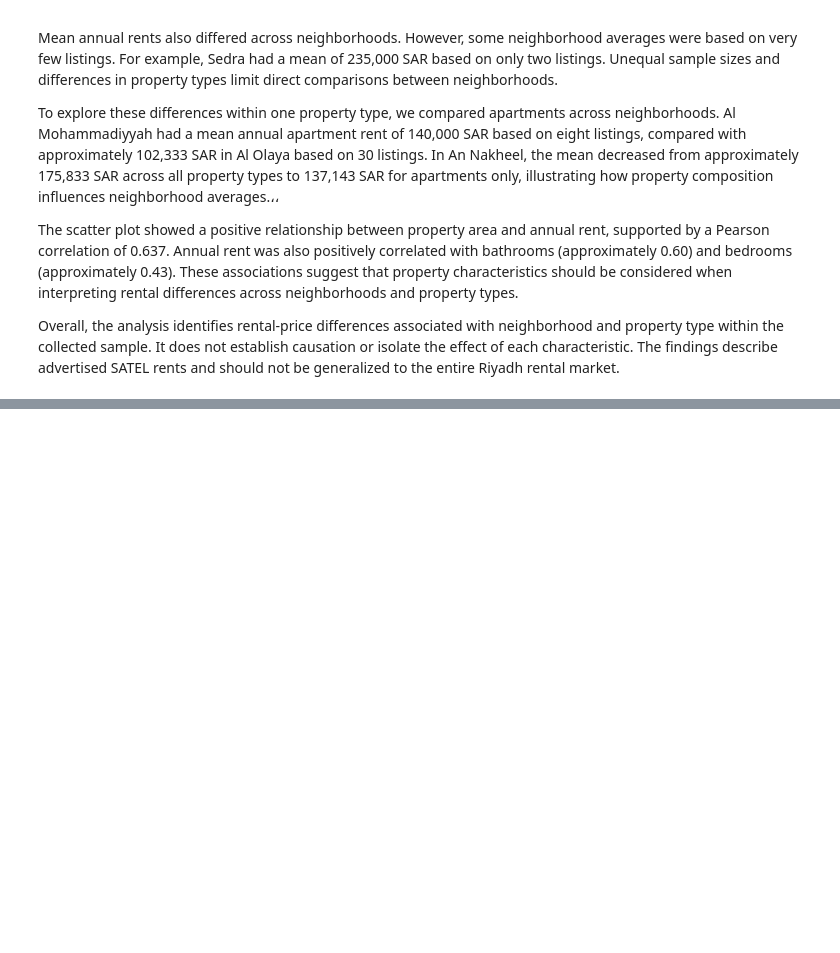
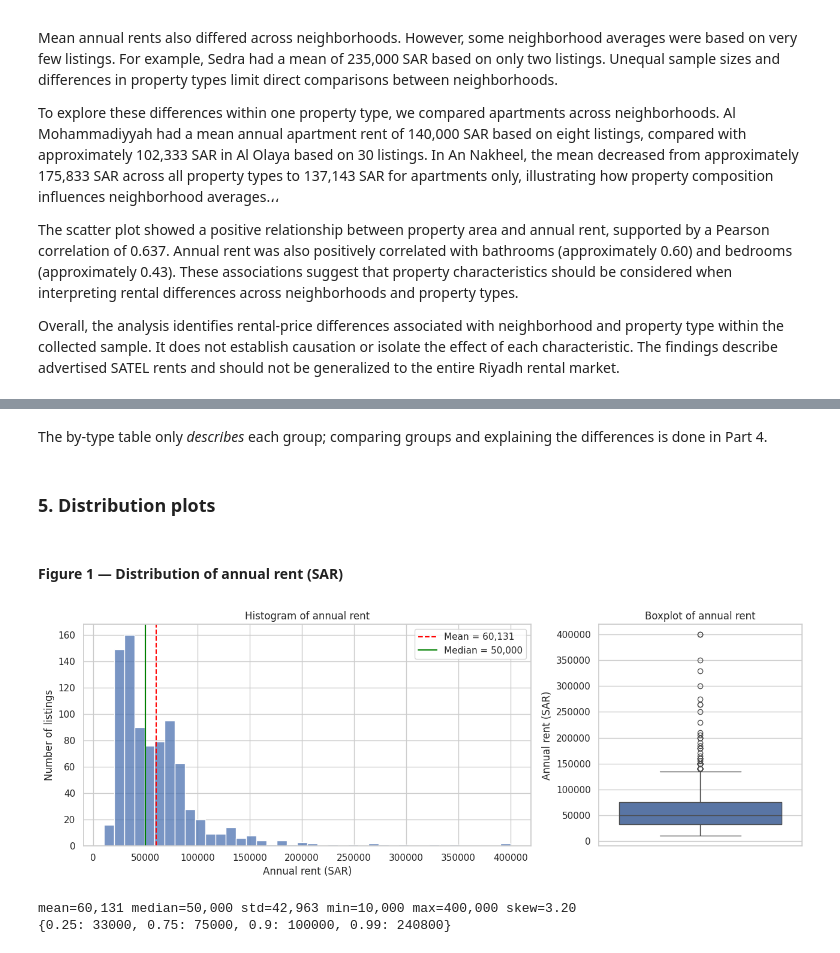
Before and after one commit to 1FATIMAH1/IT362, a Jupyter notebook: Phase2.ipynb, the cells around one changed output, grey strips where cells are left out. Saved outputs shown, nothing was run; the diff lists cells and outputs as text; code cells hidden in the pictures; blank space fills up the shorter version.

```diff
--- a/Phase2.ipynb
+++ b/Phase2.ipynb
@@ -913,0 +1050,7 @@ The scatter plot showed a positive relationship between property area and annual
+# %%
+satel_mask = (df_sec["company_name"].astype(str).str.contains("ساتل")
+              | df_sec["description"].astype(str).str.contains("ساتل|satel", case=False))
+print("Listings related to SATEL:", int(satel_mask.sum()))
+df_sec = df_sec[~satel_mask].copy()
+n_no_satel = len(df_sec)
+print("Rows left:", n_no_satel)
@@ -913,0 +1196,4 @@ The scatter plot showed a positive relationship between property area and annual
+# %%
+df_sec["log_annual_rent"] = np.log(df_sec["annual_rent_sar"])
+print("Skewness of rent (SAR):", round(df_sec["annual_rent_sar"].skew(), 2))
+print("Skewness of ln(rent):  ", round(df_sec["log_annual_rent"].skew(), 2))
@@ -913,0 +1208,15 @@ The scatter plot showed a positive relationship between property area and annual
+# %%
+final_cols = ["property_id", "neighborhood_ar", "neighborhood_key", "property_type", "annual_rent_sar",
+              "area_sqm", "bedrooms", "bathrooms", "living_rooms", "furnished", "ac", "lift",
+              "maid_room", "driver_room", "pool", "created_at", "log_annual_rent",
+              "price_outlier_iqr", "area_flag"]
+df_clean = df_sec[final_cols].reset_index(drop=True)
+
+steps = pd.DataFrame({
+    "step": ["All rental listings in the file", "Riyadh only", "Residential types only (apartment, floor, villa)",
+             "Without SATEL-company ads", "Annual rents only (price >= 10,000 SAR)"],
+    "rows": [n_all, n_riyadh, n_resid, n_no_satel, n_annual]})
+steps["removed"] = (-steps["rows"].diff()).fillna(0).astype(int)
+display(steps)
+print("Final dataset:", df_clean.shape)
+df_clean.head()
@@ -913,0 +1287,27 @@ The scatter plot showed a positive relationship between property area and annual
+# %% [markdown]
+The by-type table only *describes* each group; comparing groups and explaining the differences is done in Part 4.
+# %% [markdown]
+### 5. Distribution plots
+# %% [markdown]
+#### Figure 1 — Distribution of annual rent (SAR)
+# %%
+rent = df_clean["annual_rent_sar"]
+fig, axes = plt.subplots(1, 2, figsize=(13, 4.8), gridspec_kw={"width_ratios": [2.2, 1]})
+sns.histplot(rent, bins=40, color="#4C72B0", ax=axes[0])
+axes[0].axvline(rent.mean(), color="red", ls="--", label=f"Mean = {rent.mean():,.0f}")
+axes[0].axvline(rent.median(), color="green", ls="-", label=f"Median = {rent.median():,.0f}")
+axes[0].set_title("Histogram of annual rent")
+axes[0].set_xlabel("Annual rent (SAR)"); axes[0].set_ylabel("Number of listings")
+axes[0].legend()
+sns.boxplot(y=rent, color="#4C72B0", ax=axes[1])
+axes[1].set_title("Boxplot of annual rent"); axes[1].set_ylabel("Annual rent (SAR)")
+plt.tight_layout()
+plt.savefig("figures/fig1_rent_distribution.png", dpi=150)
+plt.show()
+q = rent.quantile([0.25, 0.75, 0.9, 0.99]).to_dict()
+print(f"mean={rent.mean():,.0f} median={rent.median():,.0f} std={rent.std():,.0f} min={rent.min():,.0f} max={rent.max():,.0f} skew={rent.skew():.2f}")
+print({k: round(v) for k, v in q.items()})
+# %% [output]
+[figure, added]
+mean=60,131 median=50,000 std=42,963 min=10,000 max=400,000 skew=3.20
+{0.25: 33000, 0.75: 75000, 0.9: 100000, 0.99: 240800}
```
Also changed, not shown: parts of 55 cells of this notebook.
